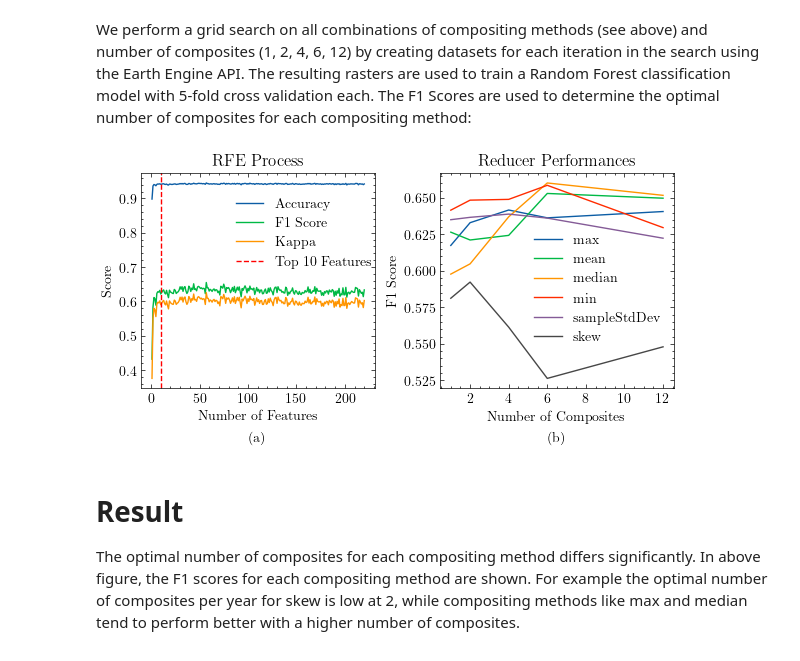
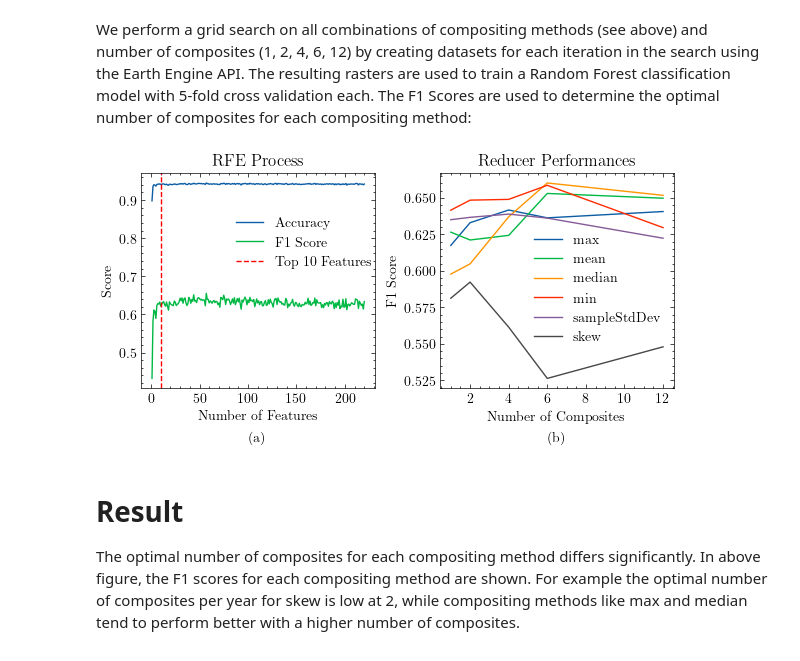
Before and after one commit to peter-hofinger/sentinel-leaf-classification, a Jupyter notebook: notebooks/2-compositing.ipynb, the cells around one changed output. Drawn from its saved outputs; the diff is of its cells as text; code cells hidden in the pictures.

```diff
--- a/notebooks/2-compositing.ipynb
+++ b/notebooks/2-compositing.ipynb
@@ -260,35 +260,34 @@ fig, axs = plt.subplots(
 )
 ax = axs[0]
 score_df["Index"] = range(1, score_df.shape[0] + 1)
 score_df.plot(x="Index", y="Accuracy", label="Accuracy", ax=ax)
 score_df.plot(x="Index", y="F1 Score", label="F1 Score", ax=ax)
-score_df.plot(x="Index", y="Kappa", label="Kappa", ax=ax)
 ax.axvline(10, color="red", linestyle="--", label="Top 10 Features")
 
 # Format the plot
 ax.set_title("RFE Process")
 ax.set_xlabel("Number of Features")
 ax.set_ylabel("Score")
 ax.legend(loc="lower left", bbox_to_anchor=(0.35, 0.5))
 
 history = pd.read_csv("../reports/compositing.csv")
 
 ax = axs[1]
 for name, group in history.groupby("Reducer"):
     group.plot(x="Composites", y="F1 Score", ax=ax, label=name)
 
 # Format
 ax.legend(loc="lower left", bbox_to_anchor=(0.35, 0.15))
 ax.set_title("Reducer Performances")
 ax.set_xlabel("Number of Composites")
 ax.set_ylabel("F1 Score")
 ax.xaxis.set_major_locator(ticker.MaxNLocator(integer=True))
 
 label_subplots(axs, y_offset=0.2)
 
 save_fig(fig, "../reports/figures/compositing/Importance And Compositing.pdf")
 # %% [output]
-[figure, old version]
+[figure, new version]
 # %% [markdown]
 # Result
 
```
Also changed, not shown: 20 other files.
